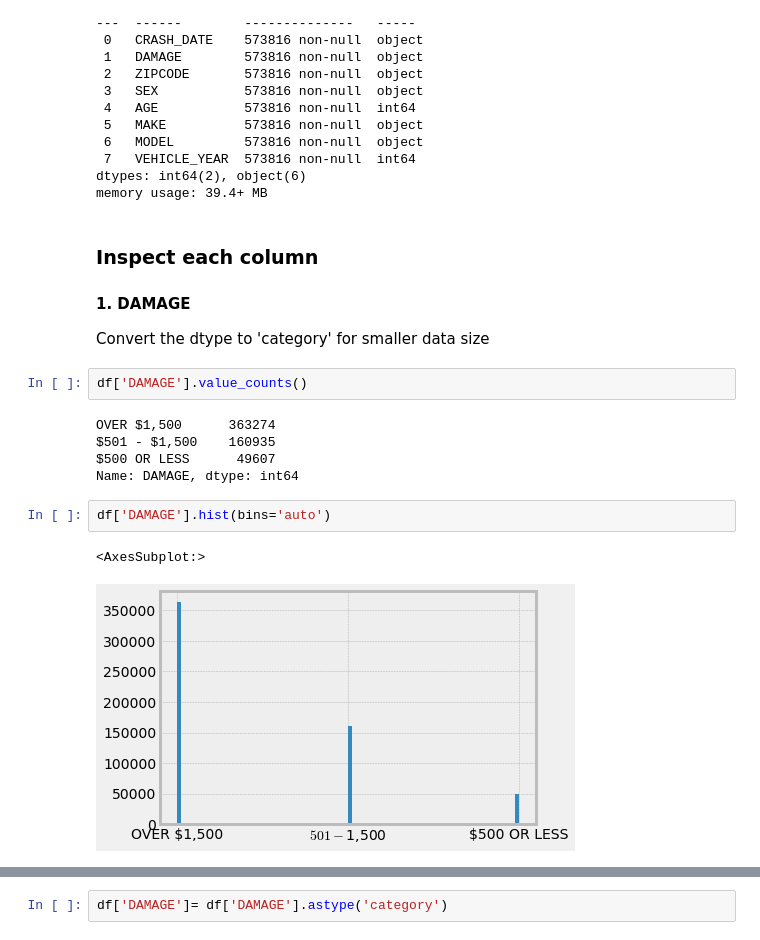
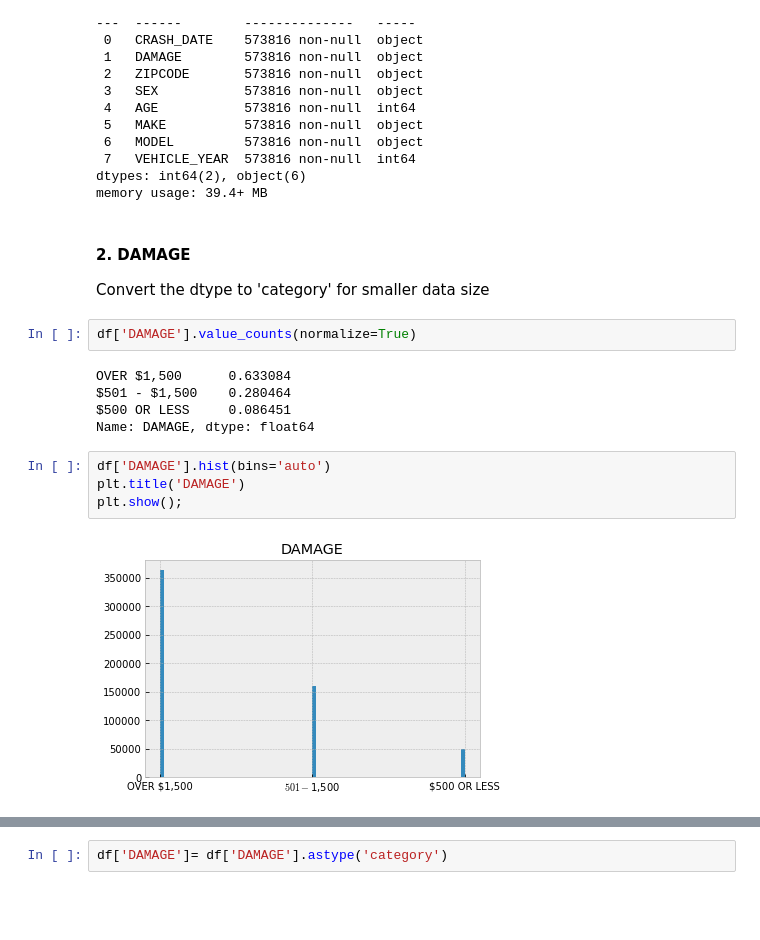
Before and after one commit to JasmineHuang25/Phase3_project, a Jupyter notebook: EDA_clean_data.ipynb, the cells around one changed output, grey strips where cells are left out. Cells and saved outputs as stored; diff of their text form; blank space fills up the shorter version.

```diff
--- a/EDA_clean_data.ipynb
+++ b/EDA_clean_data.ipynb
@@ -71,22 +76,21 @@ Data columns (total 8 columns):
 dtypes: int64(2), object(6)
 memory usage: 39.4+ MB
 # %% [markdown]
-### Inspect each column
-
-#### 1. DAMAGE
+#### 2. DAMAGE
 Convert the dtype to 'category' for smaller data size
 # %%
-df['DAMAGE'].value_counts()
+df['DAMAGE'].value_counts(normalize=True)
 # %% [output]
-OVER $1,500      363274
-$501 - $1,500    160935
-$500 OR LESS      49607
-Name: DAMAGE, dtype: int64
+OVER $1,500      0.633084
+$501 - $1,500    0.280464
+$500 OR LESS     0.086451
+Name: DAMAGE, dtype: float64
 # %%
 df['DAMAGE'].hist(bins='auto')
+plt.title('DAMAGE')
+plt.show();
 # %% [output]
-<AxesSubplot:>
-[figure, old version]
+[figure, new version]
 # %%
 df.memory_usage(deep=True)
 # %% [output]
```
Also changed, not shown: parts of 48 cells of this notebook, 1 other file.
